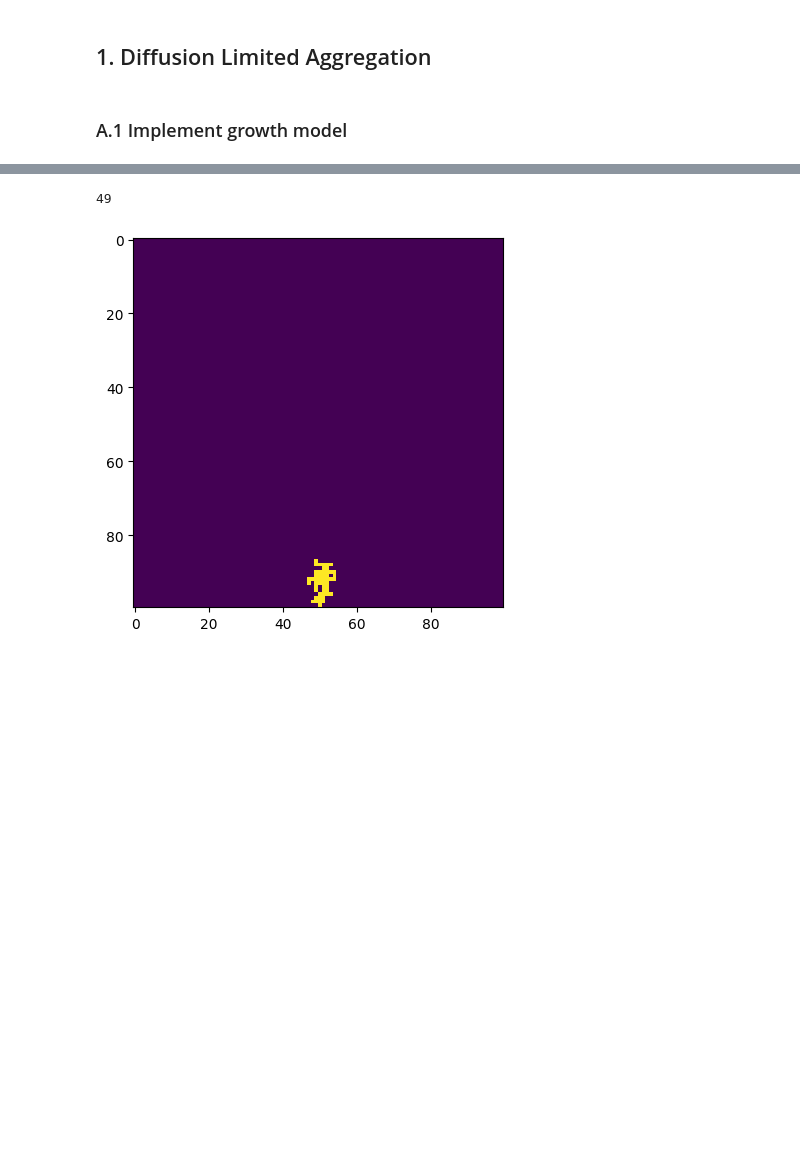
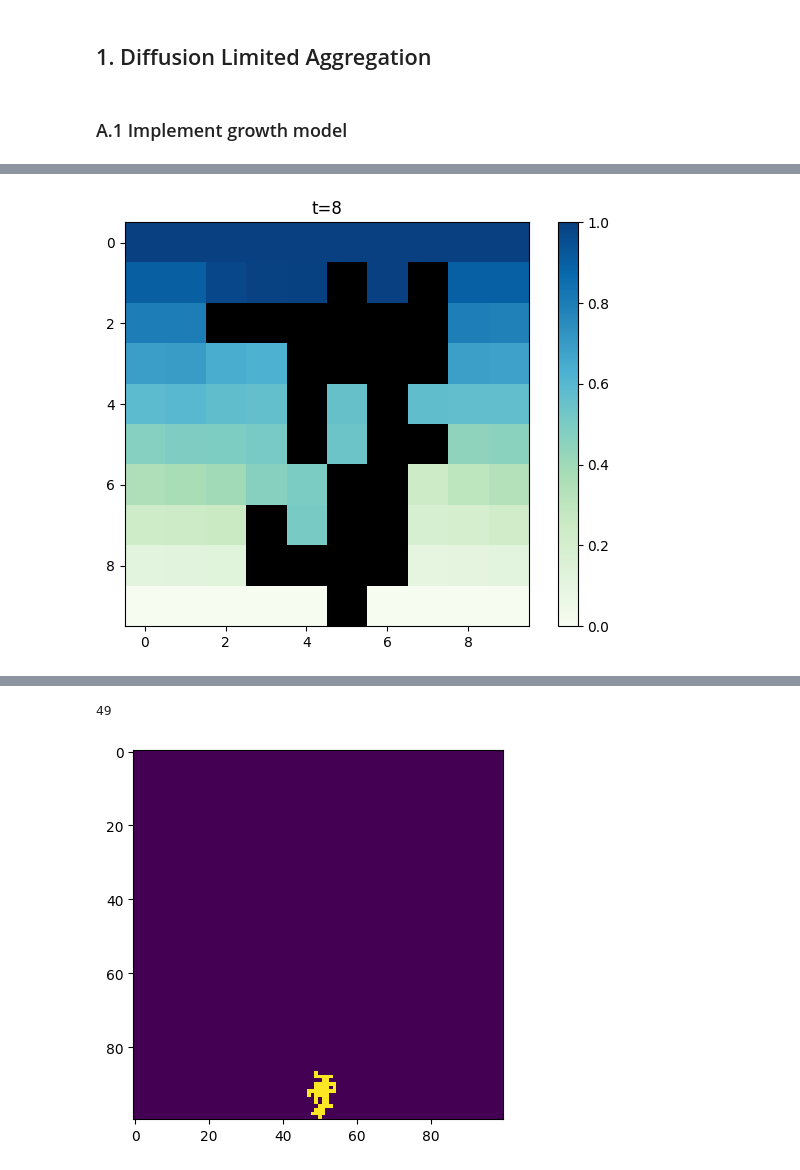
Before and after one commit to NitaiNijholt/ScientificComputing, a Jupyter notebook: assignment2.ipynb, the cells around one changed output, grey strips where cells are left out. Drawn from its saved outputs; the diff is of its cells as text; code cells hidden in the pictures; blank space fills up the shorter version.

```diff
--- a/assignment2.ipynb
+++ b/assignment2.ipynb
@@ -204,6 +239,22 @@ if SAVE_CLUSTER_EVOLUTION:
 total_clusters = np.load(f'DLA_clusters_{N}_{STEPS}_{CONCENTRATION_SOLVING_THRESHOLD}.npy')
 total_concentrations = np.load(f'DLA_concents_{N}_{STEPS}_{CONCENTRATION_SOLVING_THRESHOLD}.npy')
 total_probability_growth = np.load(f'DLA_probabil_{N}_{STEPS}_{CONCENTRATION_SOLVING_THRESHOLD}.npy')
+# %%
+t=8
+lattice = total_concentrations[:,:,t] + total_clusters[:,:,t]
+masked_array = np.ma.masked_where(total_clusters[:,:,t] == 1, lattice)
+
+# Select the colormap and the color for the exception values
+cmap = matplotlib.cm.GnBu
+cmap.set_bad(color='black')
+
+# Plot the total lattice
+plt.imshow(masked_array, cmap=cmap)
+plt.title(f't={t}')
+plt.colorbar(fraction=0.0455, pad=0.05)
+plt.tight_layout()
+# %% [output]
+[figure, added]
 # %%
 # Function for animation of cluster and concentration, based on Assignment 1
 def save_animation(clusters,concentrations, interval=250,fps=10,name='animation.mp4'):
```
Also changed, not shown: parts of 7 cells of this notebook, 1 other file.
